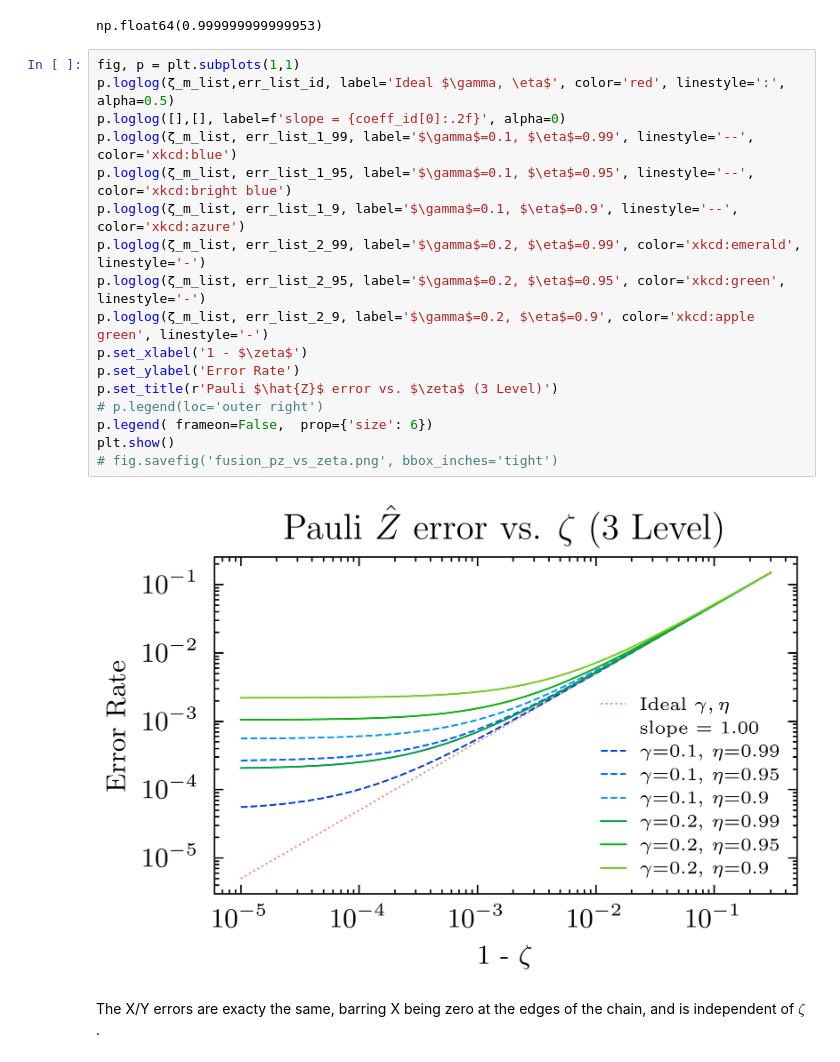
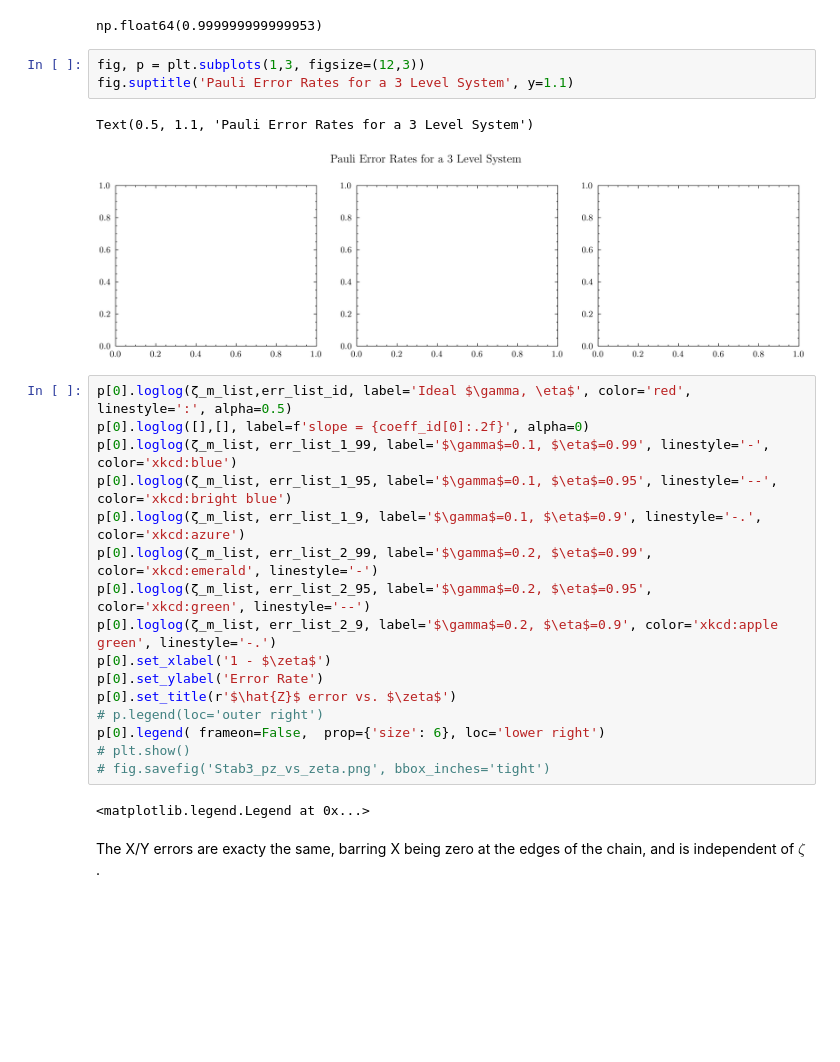
Before and after one commit to anxious-pineapple/Errors-in-FBQC-Code, a Jupyter notebook: Code/GraphGen_StabFusion_paper.ipynb, the cells around one changed output. Cells and saved outputs as stored; diff of their text form; blank space fills up the shorter version.

```diff
--- a/Code/GraphGen_StabFusion_paper.ipynb
+++ b/Code/GraphGen_StabFusion_paper.ipynb
@@ -313,25 +317,30 @@ coeff_id = np.polyfit(np.log10(ζ_m_list), np.log10(err_list_id), 1)
 coeff_id[0]
 # %% [output]
 np.float64(0.999999999999953)
+# %%
+fig, p = plt.subplots(1,3, figsize=(12,3))
+fig.suptitle('Pauli Error Rates for a 3 Level System', y=1.1)
+# %% [output]
+Text(0.5, 1.1, 'Pauli Error Rates for a 3 Level System')
+[figure, added]
 # %%
-fig, p = plt.subplots(1,1)
-p.loglog(ζ_m_list,err_list_id, label='Ideal $\gamma, \eta$', color='red', linestyle=':', alpha=0.5)
-p.loglog([],[], label=f'slope = {coeff_id[0]:.2f}', alpha=0)
-p.loglog(ζ_m_list, err_list_1_99, label='$\gamma$=0.1, $\eta$=0.99', linestyle='--', color='xkcd:blue')
-p.loglog(ζ_m_list, err_list_1_95, label='$\gamma$=0.1, $\eta$=0.95', linestyle='--', color='xkcd:bright blue')
-p.loglog(ζ_m_list, err_list_1_9, label='$\gamma$=0.1, $\eta$=0.9', linestyle='--', color='xkcd:azure')
-p.loglog(ζ_m_list, err_list_2_99, label='$\gamma$=0.2, $\eta$=0.99', color='xkcd:emerald', linestyle='-')
-p.loglog(ζ_m_list, err_list_2_95, label='$\gamma$=0.2, $\eta$=0.95', color='xkcd:green', linestyle='-')
-p.loglog(ζ_m_list, err_list_2_9, label='$\gamma$=0.2, $\eta$=0.9', color='xkcd:apple green', linestyle='-')
-p.set_xlabel('1 - $\zeta$')
-p.set_ylabel('Error Rate')
-p.set_title(r'Pauli $\hat{Z}$ error vs. $\zeta$ (3 Level)')
+p[0].loglog(ζ_m_list,err_list_id, label='Ideal $\gamma, \eta$', color='red', linestyle=':', alpha=0.5)
+p[0].loglog([],[], label=f'slope = {coeff_id[0]:.2f}', alpha=0)
+p[0].loglog(ζ_m_list, err_list_1_99, label='$\gamma$=0.1, $\eta$=0.99', linestyle='-', color='xkcd:blue')
+p[0].loglog(ζ_m_list, err_list_1_95, label='$\gamma$=0.1, $\eta$=0.95', linestyle='--', color='xkcd:bright blue')
+p[0].loglog(ζ_m_list, err_list_1_9, label='$\gamma$=0.1, $\eta$=0.9', linestyle='-.', color='xkcd:azure')
+p[0].loglog(ζ_m_list, err_list_2_99, label='$\gamma$=0.2, $\eta$=0.99', color='xkcd:emerald', linestyle='-')
+p[0].loglog(ζ_m_list, err_list_2_95, label='$\gamma$=0.2, $\eta$=0.95', color='xkcd:green', linestyle='--')
+p[0].loglog(ζ_m_list, err_list_2_9, label='$\gamma$=0.2, $\eta$=0.9', color='xkcd:apple green', linestyle='-.')
+p[0].set_xlabel('1 - $\zeta$')
+p[0].set_ylabel('Error Rate')
+p[0].set_title(r'$\hat{Z}$ error vs. $\zeta$')
 # p.legend(loc='outer right')
-p.legend( frameon=False,  prop={'size': 6})
-plt.show()
-# fig.savefig('fusion_pz_vs_zeta.png', bbox_inches='tight')
+p[0].legend( frameon=False,  prop={'size': 6}, loc='lower right')
+# plt.show()
+# fig.savefig('Stab3_pz_vs_zeta.png', bbox_inches='tight')
 # %% [output]
-[figure, removed]
+<matplotlib.legend.Legend at 0x...>
 # %% [markdown]
 The X/Y errors are exacty the same, barring X being zero at the edges of the chain, and is independent of $\zeta$.
 # %%
```
Also changed, not shown: parts of 49 cells of this notebook, 10 other files.
